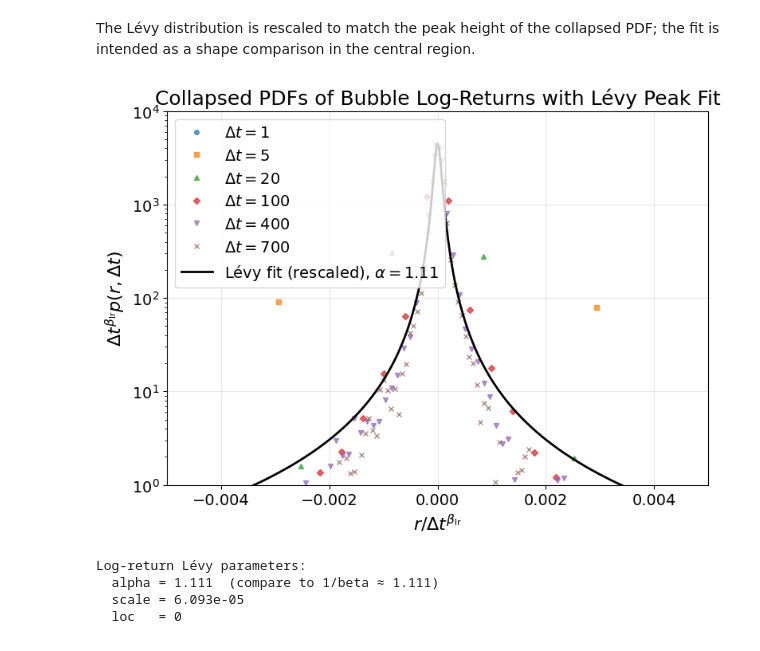
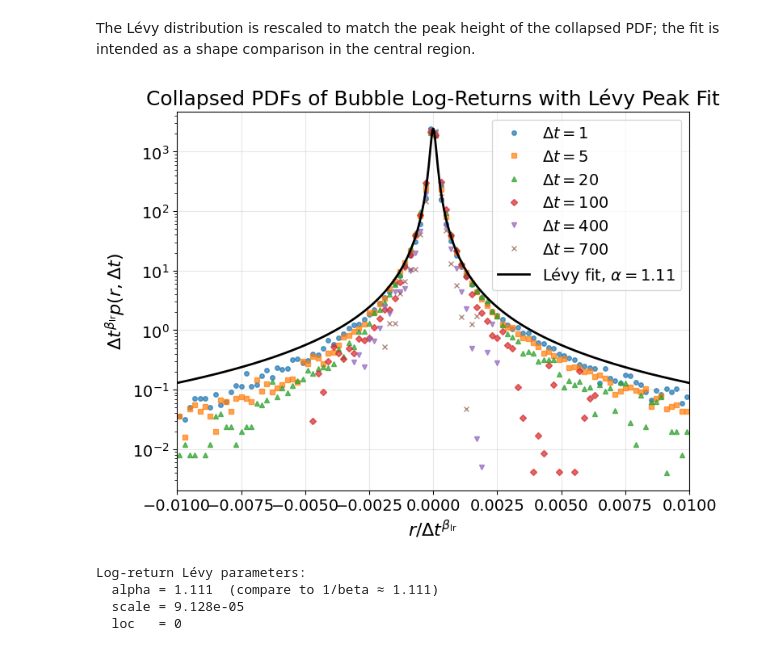
Before and after one commit to conorkirby/capstone, a Jupyter notebook: ProjectNotebooks/04_LogReturns.ipynb, the cells around one changed output. Saved outputs shown, nothing was run; the diff lists cells and outputs as text; code cells hidden in the pictures.

Commit message:
log return commit

```diff
--- a/ProjectNotebooks/04_LogReturns.ipynb
+++ b/ProjectNotebooks/04_LogReturns.ipynb
@@ -403,8 +403,8 @@ def fit_levy_peak(x_peak, y_peak, beta_collapse, fit_loc=False):
 
 def build_collapsed_logreturn_pdfs(dt_values,
                                    beta_collapse_lr,
-                                   x_cut=0.05,
-                                   bins=80,
+                                   x_cut,
+                                   bins,
                                    rng=(-1, 1),
                                    exclude_dt=None):
     if exclude_dt is None:
@@ -421,12 +421,14 @@ def build_collapsed_logreturn_pdfs(dt_values,
         if all_r.size == 0:
             continue
 
-        counts, edges = np.histogram(all_r, bins=bins, range=rng, density=True)
+        s_dt = dt ** beta_collapse_lr
+        x = all_r / s_dt  # scaled samples
+
+        counts, edges = np.histogram(x, bins=bins, range=(-0.01, 0.01), density=True)
         centers = 0.5 * (edges[:-1] + edges[1:])
 
-        s_dt = dt ** beta_collapse_lr
-        x_scaled   = centers / s_dt
-        pdf_scaled = counts * s_dt
+        x_scaled = centers
+        pdf_scaled = counts  # already the collapsed PDF in x
 
         collapse_dict[dt] = (x_scaled, pdf_scaled)
 
@@ -515,8 +517,8 @@ def levy_collapse_logreturns(dt_values,
         plt.ylabel(r"$\Delta t^{\beta_{\mathrm{lr}}} p(r,\Delta t)$", fontsize=16)
         plt.title("Collapsed PDFs of Bubble Log-Returns with Lévy Peak Fit", fontsize=18)
         plt.grid(alpha=0.3)
-        plt.xlim(-0.005, 0.005)
-        plt.ylim(10**0, 10**4)
+        plt.xlim(-0.01, 0.01)
+        #plt.ylim(10**0, 10**4)
         plt.legend()
         plt.tight_layout()
         plt.savefig("/Users/conorkirby/Library/Mobile Documents/com~apple~CloudDocs/Coding/projects/python/capstone/Figures_Sample2/04_Figures/logreturn_pdf_collapse_levy_fit_beta_lr_2.png", dpi=300, bbox_inches='tight')
@@ -529,25 +531,25 @@ The Lévy distribution is rescaled to match the peak height of the collapsed PDF
 # %%
 beta_lr = .9  # from your CCDF / MSD for log-returns
 
 alpha_lr, scale_lr, loc_lr, collapse_lr = levy_collapse_logreturns(
     dt_values,
     beta_collapse_lr=beta_lr,
-    x_cut=0.09,        # maybe tighter for log-returns
-    bins=80,
+    x_cut=0.2,        # maybe tighter for log-returns
+    bins=100,
     fit_loc=False,
     make_plot=True,
     exclude_dt=[]     # optional: drop Δt=1 if you don't trust its scaling
 )
 
 print("Log-return Lévy parameters:")
 print(f"  alpha = {alpha_lr:.3f}  (compare to 1/beta ≈ {1/beta_lr:.3f})")
 print(f"  scale = {scale_lr:.4g}")
 print(f"  loc   = {loc_lr:.4g}")
 
 #plot from 10^0
 # %% [output]
-[figure, old version]
+[figure, new version]
 Log-return Lévy parameters:
   alpha = 1.111  (compare to 1/beta ≈ 1.111)
-  scale = 6.093e-05
+  scale = 9.128e-05
   loc   = 0
```
Also changed, not shown: parts of 2 cells of this notebook.
